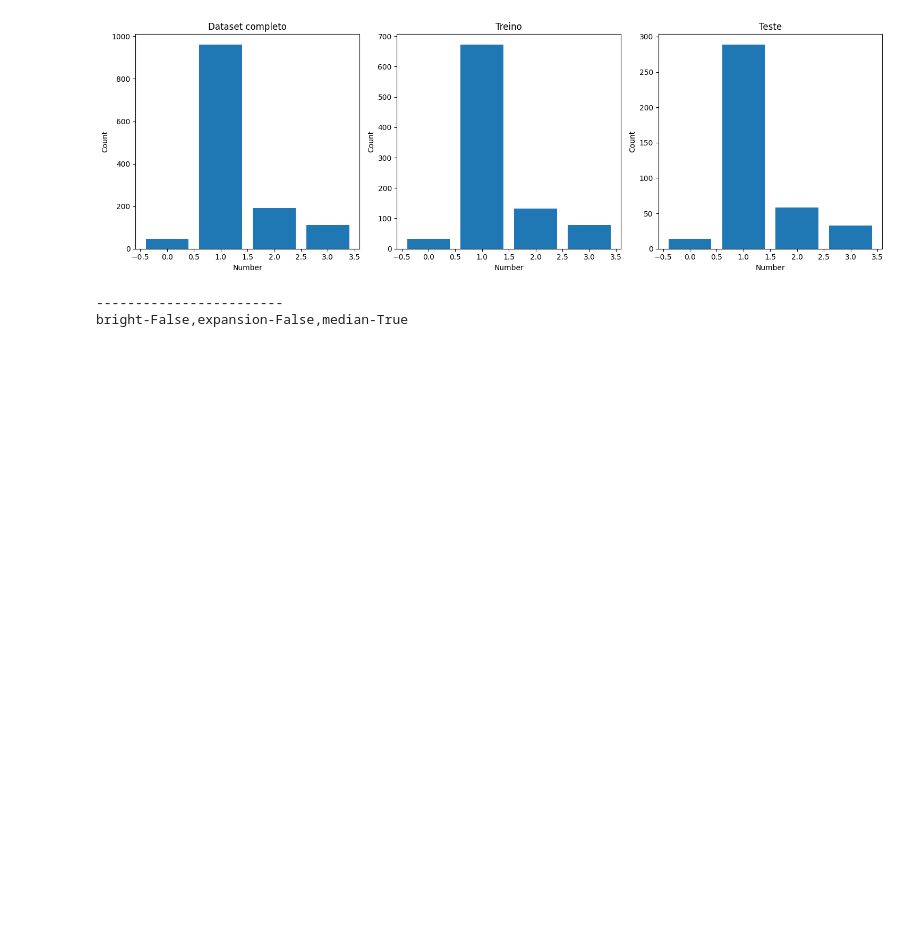
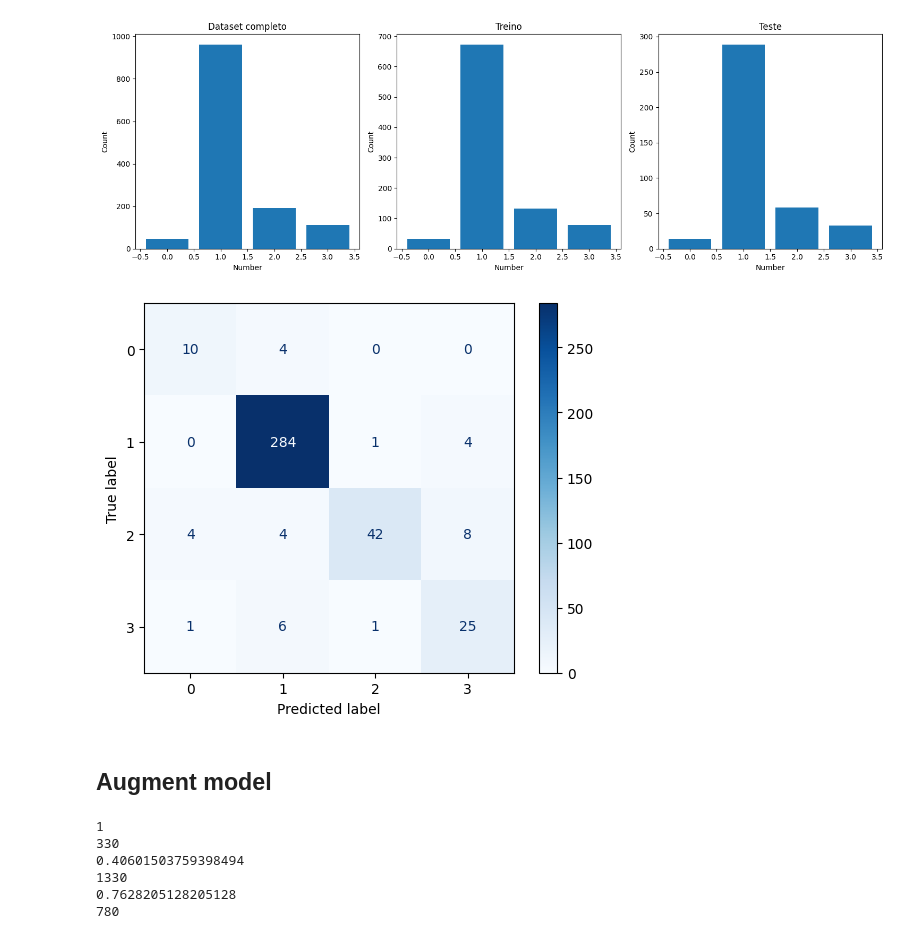
Before and after one commit to humbertonc/cerrado_classifier, a Jupyter notebook: Cópia_de_CerradoSatelliteImages.ipynb, the cells around one changed output. Saved outputs shown, nothing was run; the diff lists cells and outputs as text; code cells hidden in the pictures; blank space fills up the shorter version.

```diff
--- a/Cópia_de_CerradoSatelliteImages.ipynb
+++ b/Cópia_de_CerradoSatelliteImages.ipynb
@@ -429,12 +496,12 @@ def finetune_model(model, train_loader, val_loader, num_epochs, device):
     # Save the fine-tuned model
     torch.save(model.state_dict(), 'fine_tuned_model.pth')
 # %%
-for i in range(6,8):
+for i in range(7,8):
 
     x_train, x_test, y_train, y_test = train_test_split(image_datasets[i], dataset['train']['label'], test_size=0.3, random_state=42, stratify=dataset['train']['label'])
     train_dataset = {'image': x_train, 'label': y_train}
     test_dataset = {'image': x_test, 'label': y_test}
-    train_dataset = data_augmentation(train_dataset)
+    #train_dataset = data_augmentation(train_dataset)
 
     train_dataset_torched = CustomDataset(train_dataset['image'],train_dataset['label'],transform)
     test_dataset_torched = CustomDataset(test_dataset['image'],test_dataset['label'],transform)
@@ -457,12 +524,9 @@ for i in range(6,8):
     device = torch.device("cuda:0" if torch.cuda.is_available() else "cpu")
     model.to(device)
 
-    num_epochs = 20  # Number of epochs for training
+    num_epochs = 10  # Number of epochs for training
 
     print('------------------------')
     print(dataset_names[i])
     finetune_model(model, train_loader, val_loader, num_epochs, device)
     print('------------------------')
-# %% [output]
-------------------------
-bright-False,expansion-False,median-True
@@ -473,0 +533,37 @@ bright-False,expansion-False,median-True
+# %%
+model.eval()
+with torch.no_grad():
+    y_pred = []
+    for images, labels in val_loader:
+        images, labels = images.to(device), labels.to(device)
+        outputs = model(images)
+        _, predicted = torch.max(outputs, 1)
+        y_pred.extend([int(x) for x in predicted])
+
+# Compute confusion matrix
+cm = confusion_matrix(y_test, y_pred)
+
+# Assuming you have class labels like so:
+class_labels = ['Class 0', 'Class 1', 'Class 2']
+
+# Plot with labels
+disp = ConfusionMatrixDisplay(confusion_matrix=cm)#, display=class_labels)
+
+disp.plot(cmap=plt.cm.Blues)
+plt.show()
+# %% [output]
+[figure, added]
+# %% [markdown]
+## Augment model
+# %%
+x_train, x_test, y_train, y_test = train_test_split(image_datasets[7], dataset['train']['label'], test_size=0.3, random_state=42, stratify=dataset['train']['label'])
+train_dataset = {'image': x_train, 'label': y_train}
+test_dataset = {'image': x_test, 'label': y_test}
+augmented_train_dataset = balance_data(train_dataset,4)
+# %% [output]
+1
+330
+0.40601503759398494
+1330
+0.7628205128205128
+780
```
Also changed, not shown: parts of 12 cells of this notebook.
